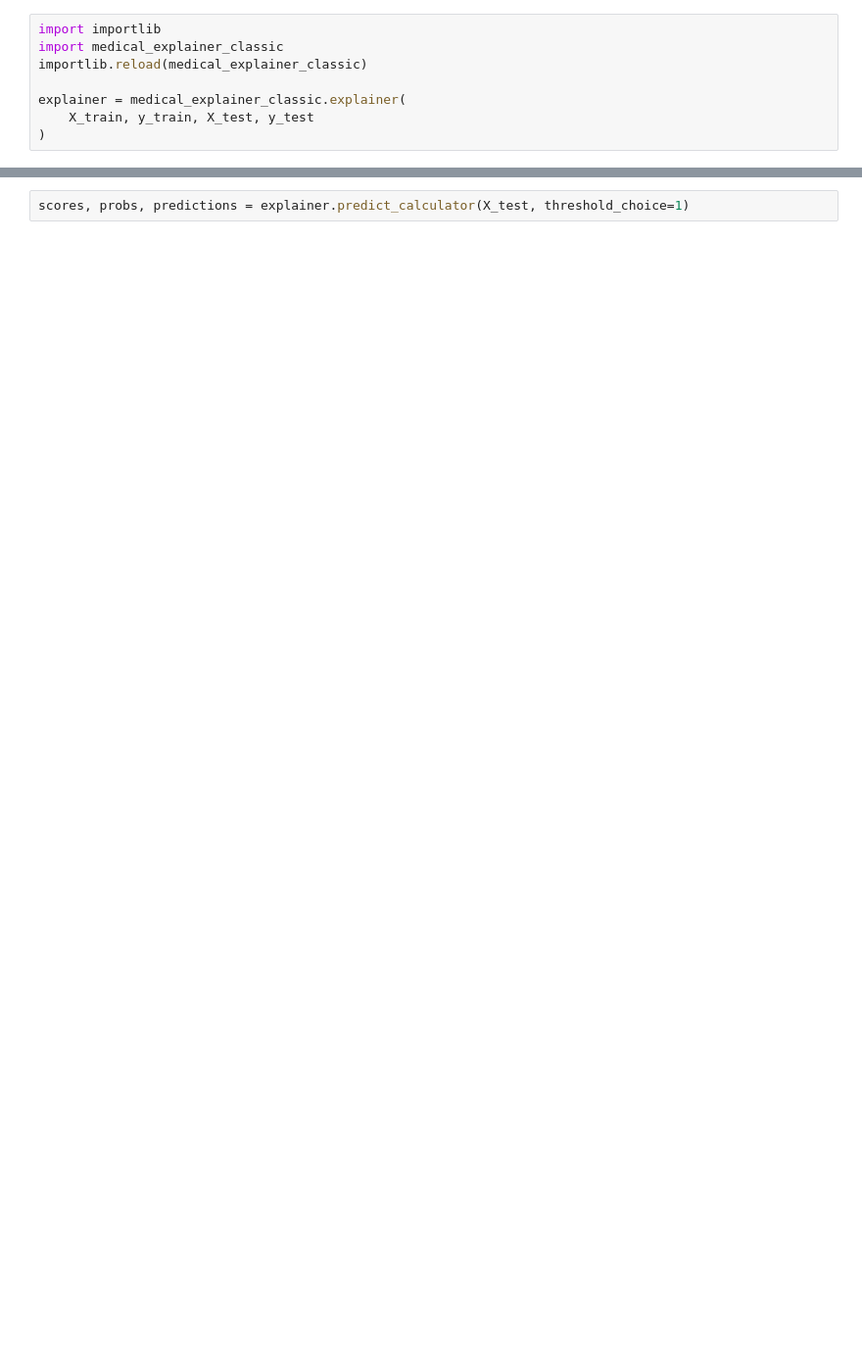
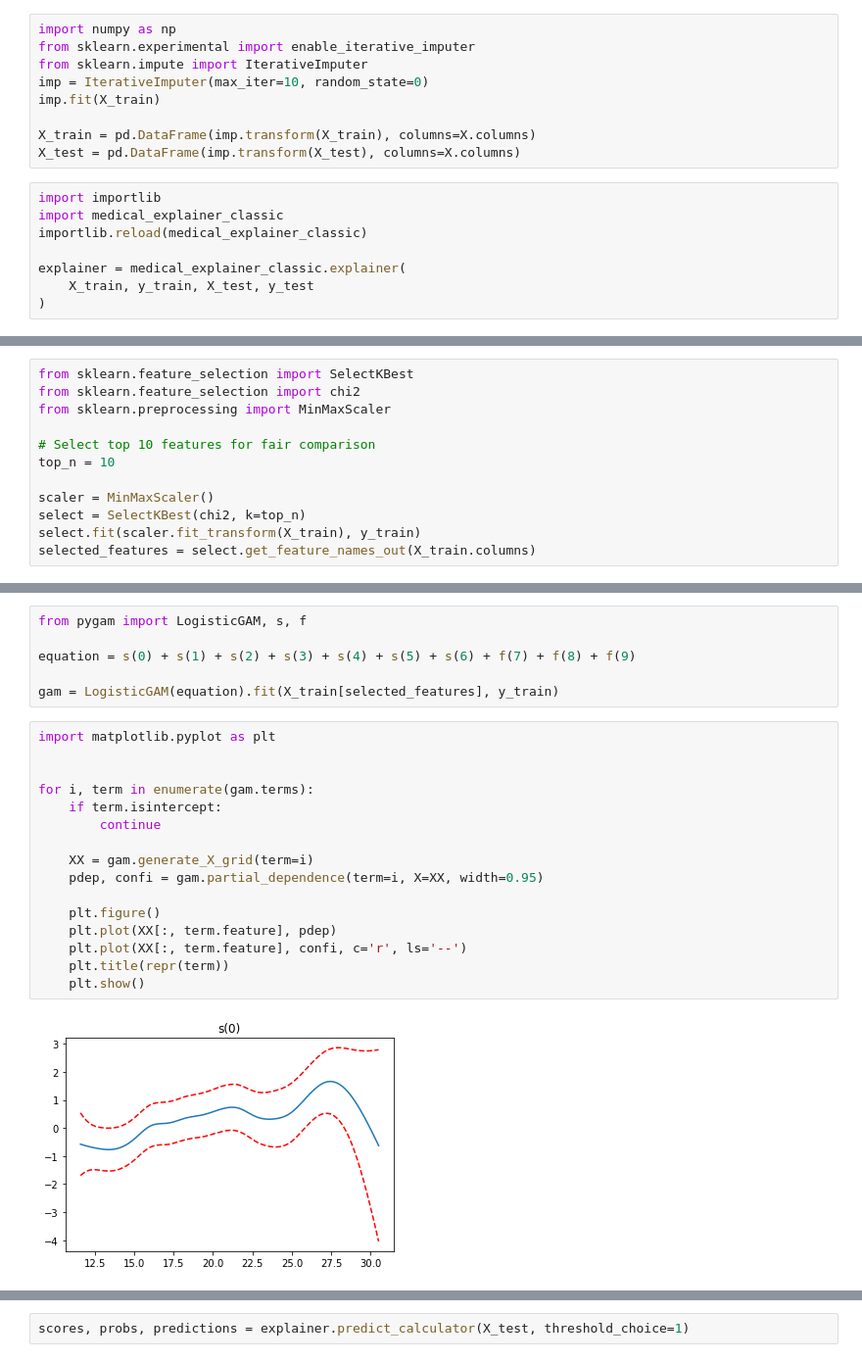
Before and after one commit to llja0112/Uni-ACS, a Jupyter notebook: Logistic Regression Classic Example.ipynb, the cells around one changed output, grey strips where cells are left out. Shown at 98% size. Saved outputs shown, nothing was run; the diff lists cells and outputs as text; blank space fills up the shorter version.

```diff
--- a/Logistic Regression Classic Example.ipynb
+++ b/Logistic Regression Classic Example.ipynb
@@ -19,5 +15,14 @@ for column in X.columns:
 X_train, X_test, y_train, y_test = train_test_split(
     X, y, test_size=0.3, random_state=seed)
+# %%
+import numpy as np
+from sklearn.experimental import enable_iterative_imputer
+from sklearn.impute import IterativeImputer
+imp = IterativeImputer(max_iter=10, random_state=0)
+imp.fit(X_train)
+
+X_train = pd.DataFrame(imp.transform(X_train), columns=X.columns)
+X_test = pd.DataFrame(imp.transform(X_test), columns=X.columns)
 # %%
 import importlib
 import medical_explainer_classic
@@ -49,0 +34,12 @@ Threshold:0.9
+# %%
+from sklearn.feature_selection import SelectKBest
+from sklearn.feature_selection import chi2
+from sklearn.preprocessing import MinMaxScaler
+
+# Select top 10 features for fair comparison
+top_n = 10
+
+scaler = MinMaxScaler()
+select = SelectKBest(chi2, k=top_n)
+select.fit(scaler.fit_transform(X_train), y_train)
+selected_features = select.get_feature_names_out(X_train.columns)
@@ -49,0 +67,24 @@ Threshold:0.9
+# %%
+from pygam import LogisticGAM, s, f
+
+equation = s(0) + s(1) + s(2) + s(3) + s(4) + s(5) + s(6) + f(7) + f(8) + f(9)
+
+gam = LogisticGAM(equation).fit(X_train[selected_features], y_train)
+# %%
+import matplotlib.pyplot as plt
+
+
+for i, term in enumerate(gam.terms):
+    if term.isintercept:
+        continue
+
+    XX = gam.generate_X_grid(term=i)
+    pdep, confi = gam.partial_dependence(term=i, X=XX, width=0.95)
+
+    plt.figure()
+    plt.plot(XX[:, term.feature], pdep)
+    plt.plot(XX[:, term.feature], confi, c='r', ls='--')
+    plt.title(repr(term))
+    plt.show()
+# %% [output]
+[figure, added]
```
Also changed, not shown: parts of 27 cells of this notebook, 3 other files.
